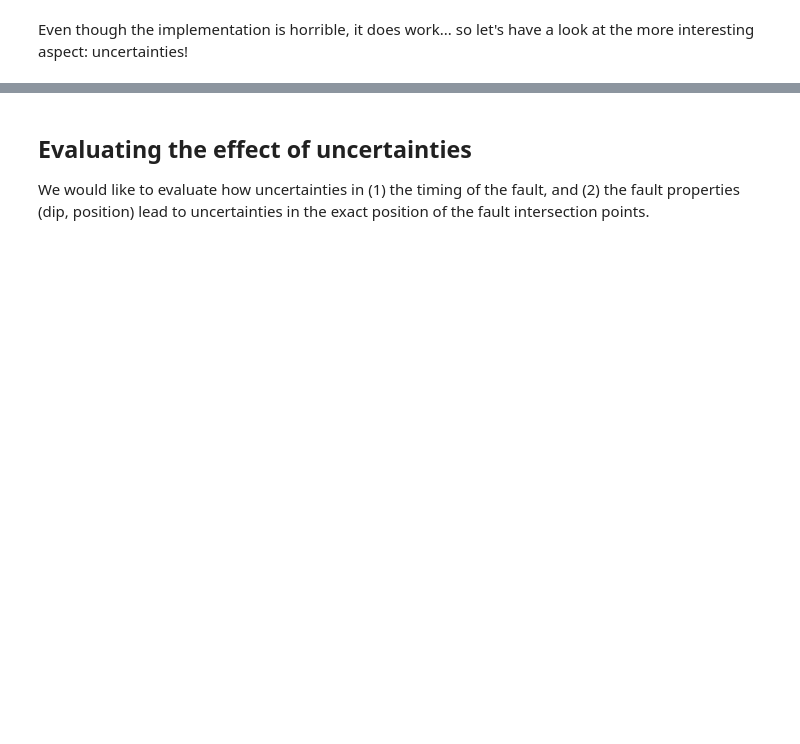
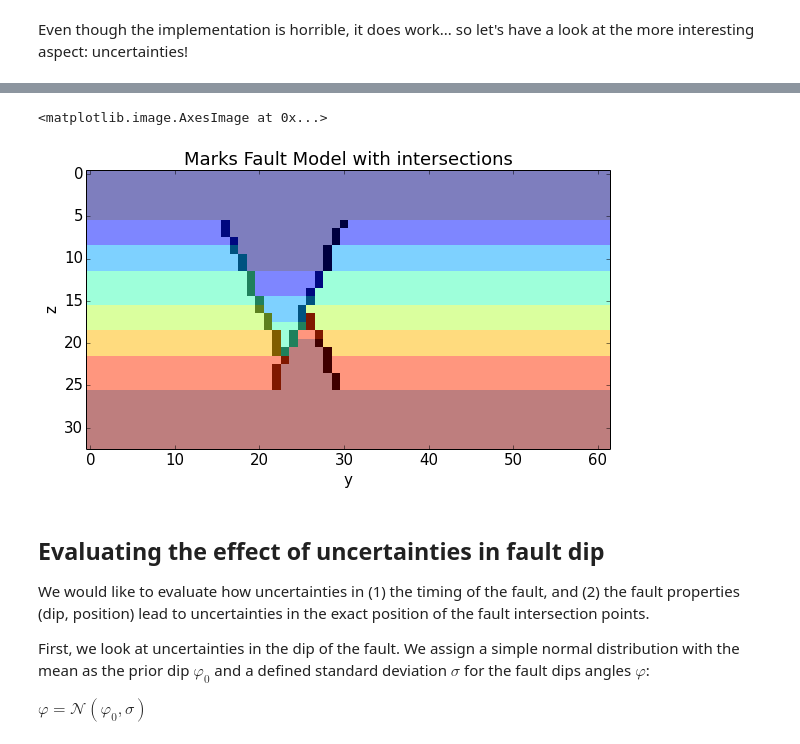
Before and after one commit to cgre-aachen/pynoddy, a Jupyter notebook: docs/notebooks/Marks Fault Uncertainty Study.ipynb, the cells around one changed output, grey strips where cells are left out. Cells and saved outputs as stored; diff of their text form; code cells hidden in the pictures; blank space fills up the shorter version.

```diff
--- a/docs/notebooks/Marks Fault Uncertainty Study.ipynb
+++ b/docs/notebooks/Marks Fault Uncertainty Study.ipynb
@@ -114,6 +142,23 @@ Even though the implementation is horrible, it does work... so let's have a look
+# %%
+fig = plt.figure(figsize=(12,5))
+ax = fig.add_subplot(111)
+NO.plot_section('x', position = 'center', title="Marks Fault Model with intersections",
+                colorbar=False, ax=ax)
+# ax.plot(first_intersect[0], first_intersect[1], 'ko', markersize=10)
+# ax.plot(second_intersect[0], second_intersect[1], 'ko', markersize=10)
+
+ax.imshow(changes.transpose(), cmap='gray_r', interpolation='nearest',
+          alpha=0.5)
+# %% [output]
+<matplotlib.image.AxesImage at 0x...>
+[figure, added]
 # %% [markdown]
-Evaluating the effect of uncertainties
----------------------------------------
+Evaluating the effect of uncertainties in fault dip
+---------------------------------------------------
 
 
 We would like to evaluate how uncertainties in (1) the timing of the fault, and (2) the fault properties (dip, position) lead to uncertainties in the exact position of the fault intersection points.
+
+First, we look at uncertainties in the dip of the fault. We assign a simple normal distribution with the mean as the prior dip $\varphi_0$ and a defined standard deviation $\sigma$ for the fault dips angles $\varphi$:
+
+$\varphi = \mathscr{N}(\varphi_0, \sigma)$
```
Also changed, not shown: parts of 26 cells of this notebook, 2 other files.
